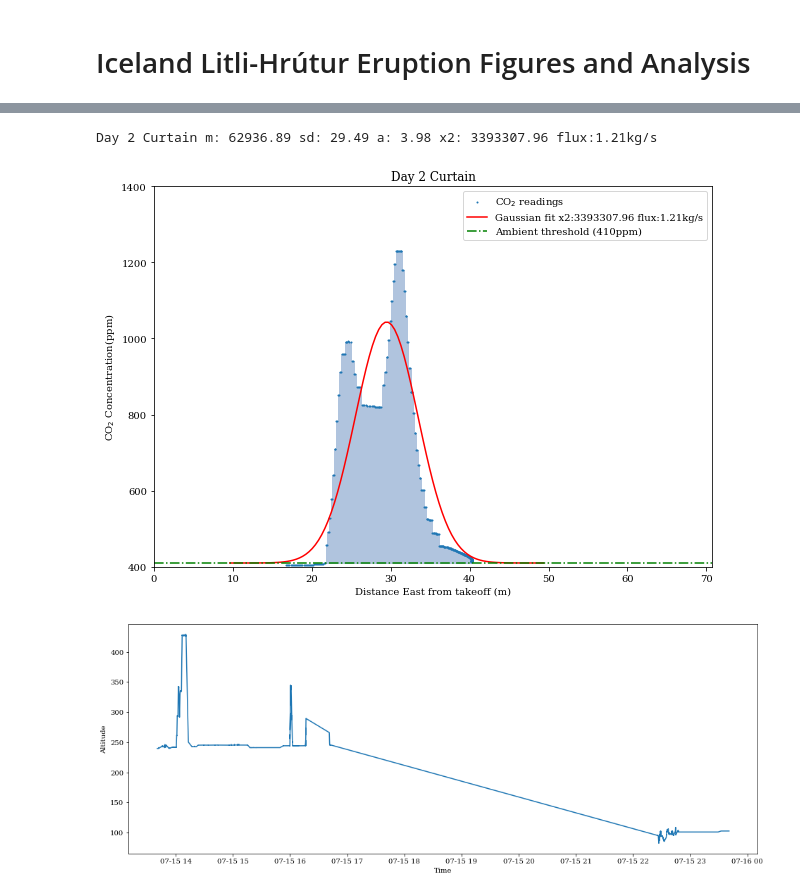
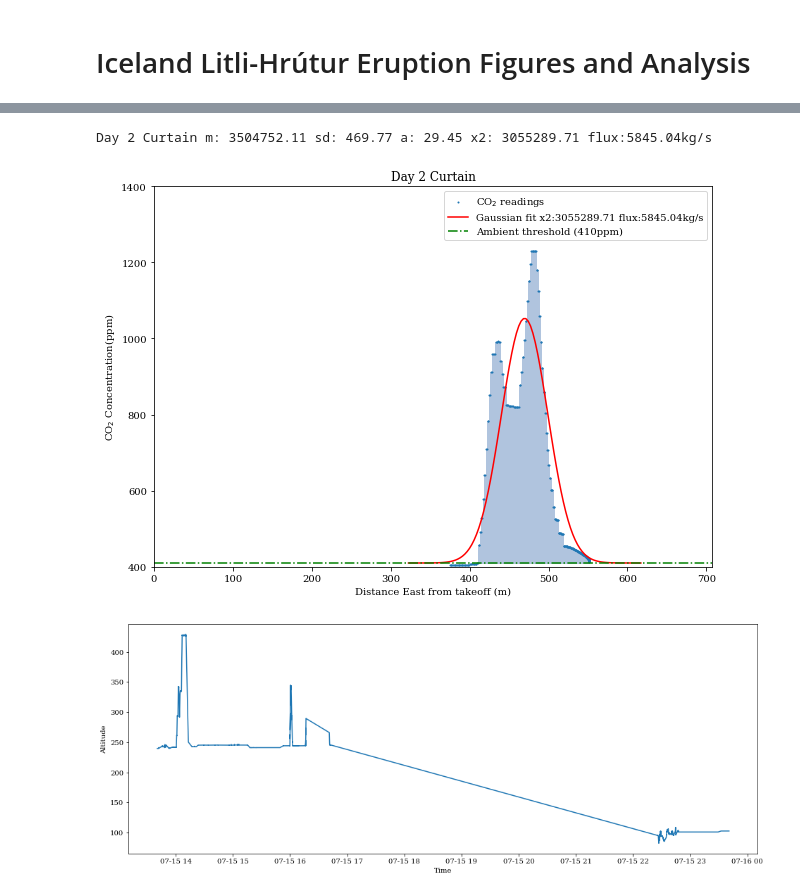
Before and after one commit to BCLab-UNM/iceland-2023-expedition, a Jupyter notebook: Iceland July 2023.ipynb, the cells around one changed output, grey strips where cells are left out. Saved outputs shown, nothing was run; the diff lists cells and outputs as text; code cells hidden in the pictures.

Commit message:
Replace distance calculation with geopy

```diff
--- a/Iceland July 2023.ipynb
+++ b/Iceland July 2023.ipynb
@@ -107,7 +108,7 @@ def flux(C):
     # (ppm m2)* (g / mol) * (mol / l) * (m/s) * (tonnes / g) * (s / day)
     # g CO2 m2 / m3 * (m/s) * (tonnes / g) * (s / day)
     # tonnes CO2 / day
-    # return C * CO2_molecular_weight * moles_per_liter / l_per_m3 * wind_speed * tonnes_per_g * seconds_in_day
+#     return C * CO2_molecular_weight * moles_per_liter / l_per_m3 * wind_speed * tonnes_per_g * seconds_in_day
     return C * CO2_molecular_weight * moles_per_liter / l_per_m3 * wind_speed * kg_per_g
 
 def area(distance_data, ambient):
@@ -140,11 +141,11 @@ def render_distance_data(starting_position, data, ambient, title, ax, min_distan
     distance_data = []
     max_distance = 0
     distance_angle_scale = math.sin(angle)
+    coord_start = (starting_position.lat, starting_position.lon)
 
     for d in data:
-        lat_diff = (starting_position.lat - d.lat) * (EARTH_CIRCUMFERENCE / 360) * math.cos(starting_position.lat * 0.01745)
-        lon_diff = (starting_position.lon - d.lon) * (EARTH_CIRCUMFERENCE / 360)
-        distance = lat_diff * distance_angle_scale
+        coord_curr = (d.lat, d.lon)
+        distance = geodesic(coord_start, coord_curr).meters
         if distance > min_distance:
             distance_data.append({"distance": distance, "value": d.value})
             if(distance > max_distance):
@@ -225,10 +226,10 @@ Day 2 Transect back m: 328117.83 sd: 80.88 a: 16.44 x2: 711910.56 flux:6.33kg/s
 # %%
 ig, axs = plt.subplots(1, 1, figsize=(10, 7))
-render_distance_data(day2_flight1[0], day2_flight2a, 410, 'Day 2 Curtain', axs, limit_distance=100, max_co2=1400, legend=True, angle=math.pi/4)
+render_distance_data(day2_flight1[0], day2_flight2a, 410, 'Day 2 Curtain', axs, limit_distance=1000, max_co2=1400, legend=True, angle=math.pi/4)
 saveFigure(plt, 'transect3', dpi=300)
 # %% [output]
-Day 2 Curtain m: 62936.89 sd: 29.49 a: 3.98 x2: 3393307.96 flux:1.21kg/s
+Day 2 Curtain m: 3504752.11 sd: 469.77 a: 29.45 x2: 3055289.71 flux:5845.04kg/s
-[figure, old version]
+[figure, new version]
 # %%
 display_data('2023-7-15', day1)
 display_data('2023-7-15', day1_flight1)
```
Also changed, not shown: parts of 2 cells of this notebook.
